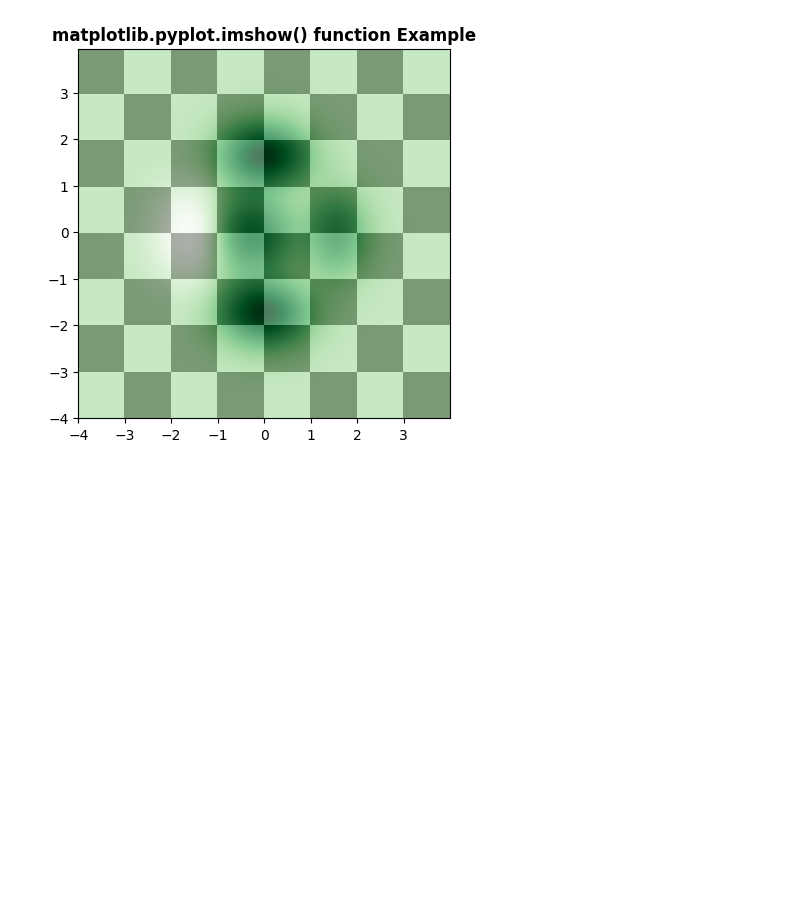
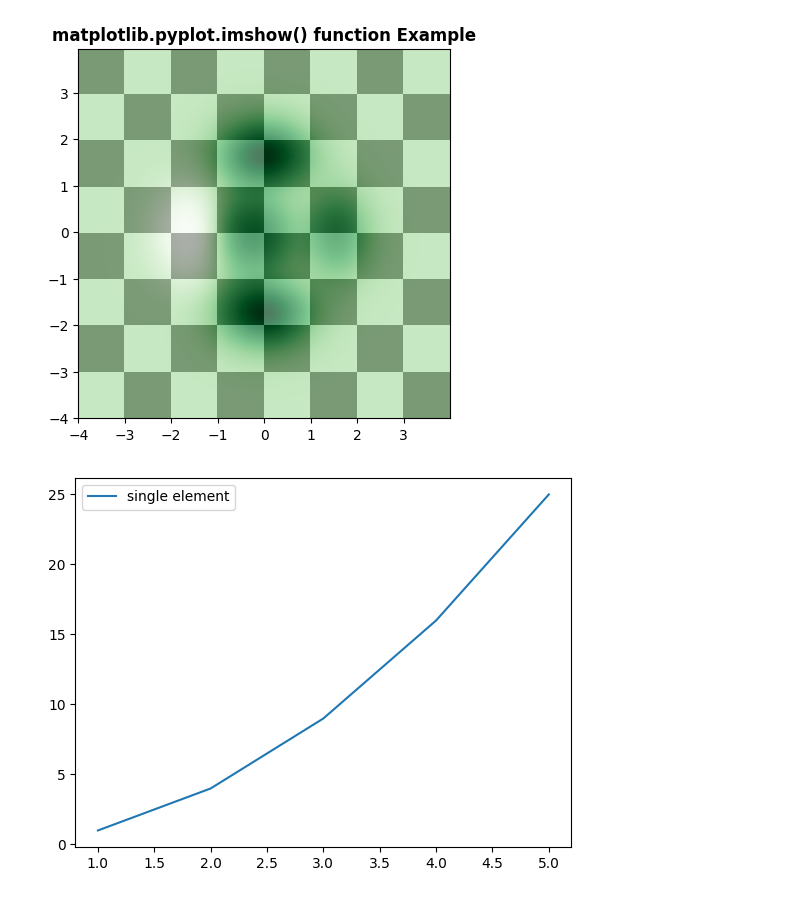
Before and after one commit to Vipas12/FundamentosPython_Vipin, a Jupyter notebook: UFCD10793_FT16/Ex16.ipynb, the cells around one changed output. Saved outputs shown, nothing was run; the diff lists cells and outputs as text; code cells hidden in the pictures; blank space fills up the shorter version.

```diff
--- a/UFCD10793_FT16/Ex16.ipynb
+++ b/UFCD10793_FT16/Ex16.ipynb
@@ -134,3 +134,13 @@ plt.title('matplotlib.pyplot.imshow() function Example', fontweight ="bold")
 plt.show()
 # %% [output]
 [figure]
+# %%
+import numpy as np #não está a fazer nada esta biblioteca
+import matplotlib.pyplot as plt
+x = [1, 2, 3, 4, 5]
+y = [1, 4, 9, 16, 25]
+plt.plot(x, y)
+plt.legend(['single element'])
+plt.show()
+# %% [output]
+[figure, added]
```
Also changed, not shown: parts of 2 cells of this notebook.
